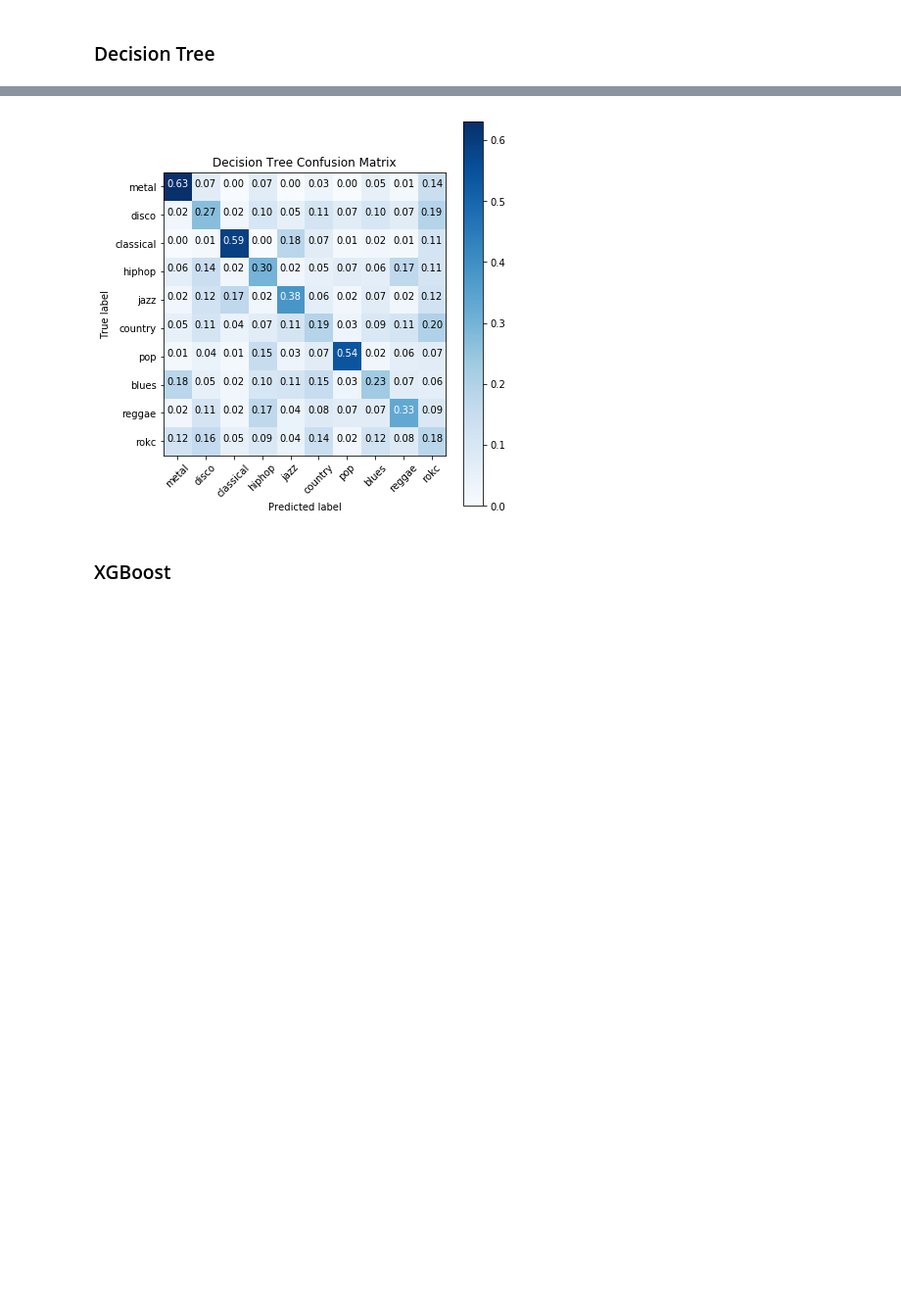
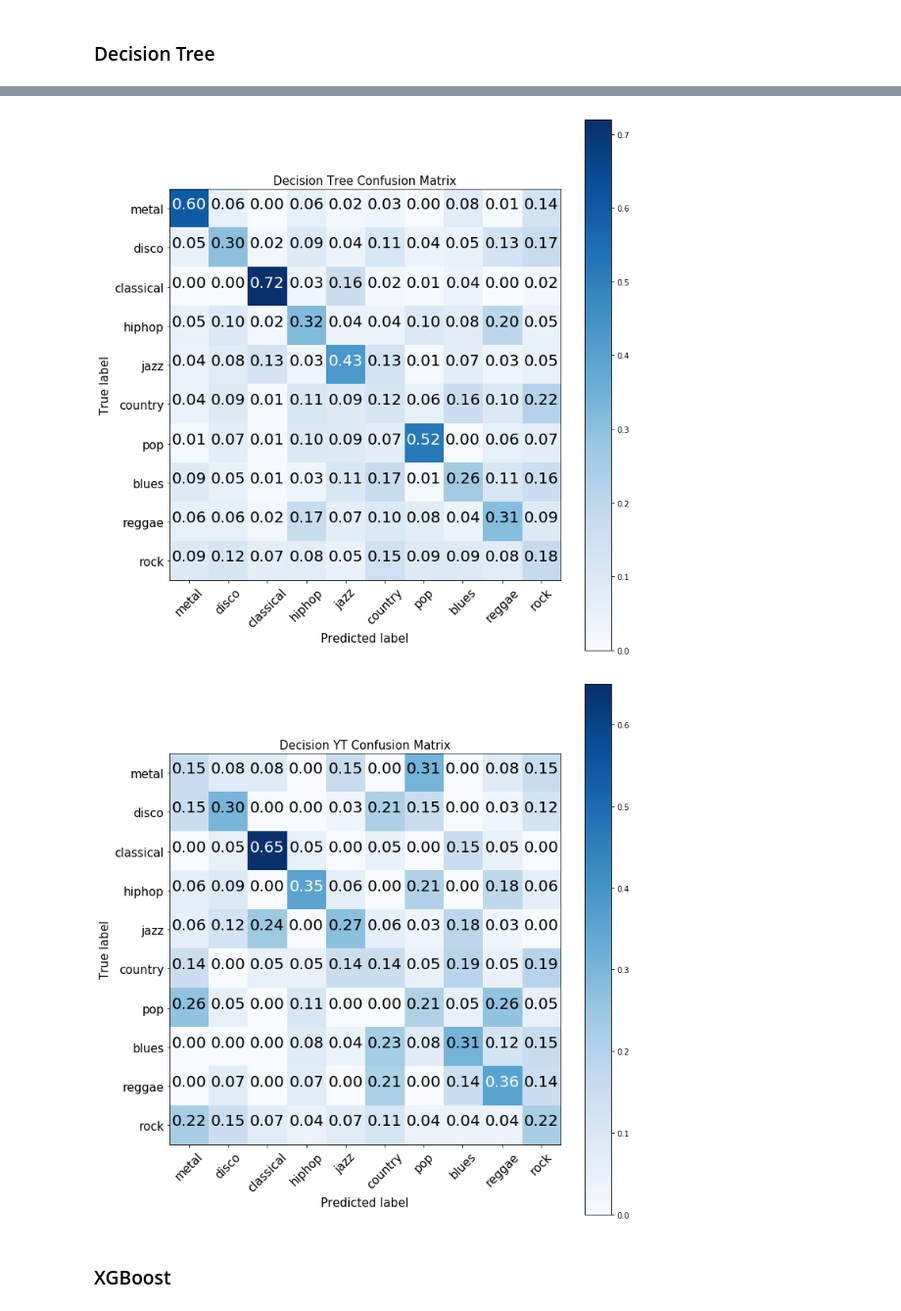
Before and after one commit to GTU-Projects/CSE455_MachineLearning_2018, a Jupyter notebook: Final_MusicClassification/music_classfication.ipynb, the cells around one changed output, grey strips where cells are left out. Shown at 98% size. Drawn from its saved outputs; the diff is of its cells as text; code cells hidden in the pictures; blank space fills up the shorter version.

```diff
--- a/Final_MusicClassification/music_classfication.ipynb
+++ b/Final_MusicClassification/music_classfication.ipynb
@@ -38,22 +38,23 @@ def plot_confusion_matrix(cm, classes,
 
     plt.figure(figsize=figsize)
     plt.imshow(cm, interpolation='nearest', cmap=cmap)
-    plt.title(title)
+    plt.title(title,fontsize=15)
     plt.colorbar()
     tick_marks = np.arange(len(classes))
-    plt.xticks(tick_marks, classes, rotation=45)
-    plt.yticks(tick_marks, classes)
+    plt.xticks(tick_marks, classes, rotation=45,fontsize=15)
+    plt.yticks(tick_marks, classes,fontsize=15)
 
     fmt = '.2f' if normalize else 'd'
     thresh = cm.max() / 2.
     for i, j in itertools.product(range(cm.shape[0]), range(cm.shape[1])):
         plt.text(j, i, format(cm[i, j], fmt),
                  horizontalalignment="center",
-                 color="white" if cm[i, j] > thresh else "black")
+                 color="white" if cm[i, j] > thresh else "black",
+                 fontsize=20)
 
     plt.tight_layout()
-    plt.ylabel('True label')
-    plt.xlabel('Predicted label')
+    plt.ylabel('True label',fontsize=15)
+    plt.xlabel('Predicted label',fontsize=15)
 # %%
 def extractMfccFeature(_path=None, _offset=12, _duration=6):
     try:
@@ -364,8 +413,8 @@ kf = KFold(n_splits=5)
 guess = []
 actual = []
 
-#yt_guess = []
-#yt_actual = []
+yt_guess = []
+yt_actual = []
 
 for trainIndex, testIndex in kf.split(all_input_shuffledData):
     X_train, X_test = all_input_shuffledData[trainIndex], all_input_shuffledData[testIndex]
@@ -377,18 +426,17 @@ for trainIndex, testIndex in kf.split(all_input_shuffledData):
     actual.extend(y_test)
     guess.extend(svm1.predict(X_test))
 
-#    yt_guess.extend(svm1.predict(yt_data))
-#    yt_actual.extend(yt_class)
+    yt_guess.extend(svm1.predict(yt_data))
+    yt_actual.extend(yt_class)
 
 coeff = confusion_matrix(actual, guess)
 plot_confusion_matrix(coeff, classes=music_type_str, normalize=True,
-                      title='SVM Confusion Matrix')
+                      title='SVM Confusion Matrix',figsize=(10,10))
 print("SVM Score: ", accuracy_score(actual, guess))
 
-'''
+
 coeff = confusion_matrix(yt_guess, yt_actual)
-plot_confusion_matrix(coeff, classes=[Y_str[i] for i in range(10)], normalize=True,
-                      title='SVM YT Confusion Matrix')
+plot_confusion_matrix(coeff, classes=music_type_str, normalize=True,
+                      title='SVM YT Confusion Matrix',figsize=(10,10))
 print("SVM Youtube Score: ", accuracy_score(yt_guess, yt_actual))
-'''
 # %% [output]
@@ -418,18 +468,16 @@ for trainIndex, testIndex in kf.split(all_input_data):
     actual.extend(y_test)
     guess.extend(dt.predict(X_test))
 
-#    yt_guess.extend(dt.predict(yt_data))
-#    yt_actual.extend(yt_class)
+    yt_guess.extend(dt.predict(yt_data))
+    yt_actual.extend(yt_class)
 
 coeff = confusion_matrix(actual, guess)
 plot_confusion_matrix(coeff, classes=music_type_str, normalize=True,
-                      title='Decision Tree Confusion Matrix')
+                      title='Decision Tree Confusion Matrix',figsize=(10,10))
 print("Decision Tree Score: ", accuracy_score(actual, guess))
 
-'''
 coeff = confusion_matrix(yt_guess, yt_actual)
-plot_confusion_matrix(coeff, classes=[Y_str[i] for i in range(10)], normalize=True,
-                      title='Decision YT Confusion Matrix')
+plot_confusion_matrix(coeff, classes=music_type_str, normalize=True,
+                      title='Decision YT Confusion Matrix',figsize=(10,10))
 print("Decision Youtube Score: ", accuracy_score(yt_guess, yt_actual))
-'''
 # %% [output]
@@ -439,4 +488,5 @@ Wall time: 2.03 s
-[figure, old version]
+[figure, new version]
+[figure, added]
 # %% [markdown]
 ### XGBoost
 # %%
```
Also changed, not shown: parts of 14 cells of this notebook, 1 other file.
